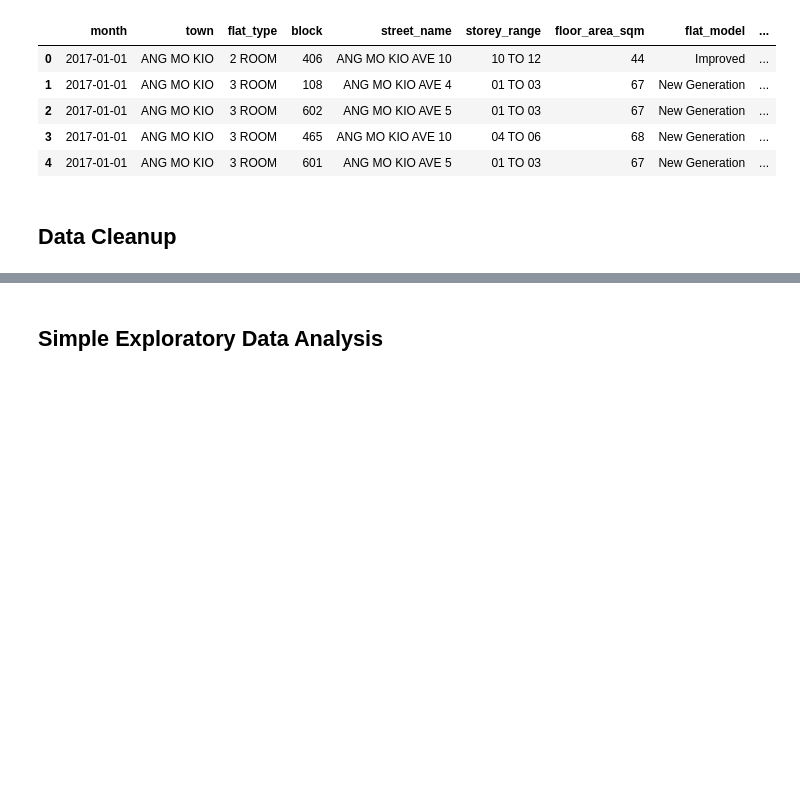
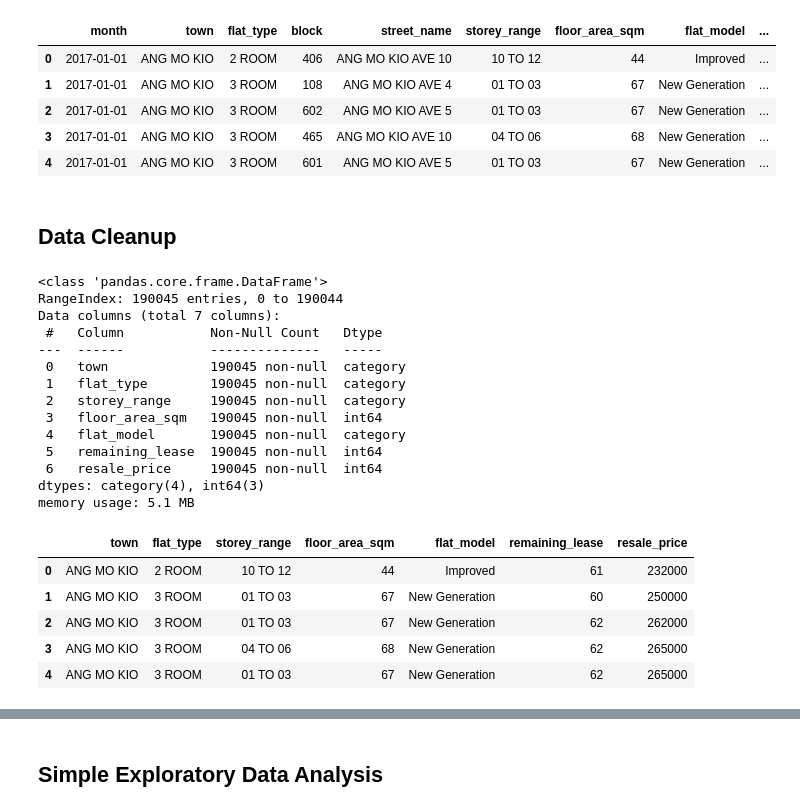
Before and after one commit to Amizzuddin/cc0002, a Jupyter notebook: main.ipynb, the cells around one changed output, grey strips where cells are left out. Drawn from its saved outputs; the diff is of its cells as text; code cells hidden in the pictures; blank space fills up the shorter version.

```diff
--- a/main.ipynb
+++ b/main.ipynb
@@ -53,5 +51,27 @@ memory usage: 8.8+ MB
 # %% [markdown]
 ## Data Cleanup
 # %%
-# CleanUpDataset = clean_up_dataset(DatasetRaw, parameters)
-# CleanUpDataset.info()
+CleanUpDataset = clean_up_dataset(DatasetRaw, parameters['cleanup_parameters'])
+CleanUpDataset.info()
+CleanUpDataset.head(5)
+# %% [output]
+<class 'pandas.core.frame.DataFrame'>
+RangeIndex: 190045 entries, 0 to 190044
+Data columns (total 7 columns):
+ #   Column           Non-Null Count   Dtype
+---  ------           --------------   -----
+ 0   town             190045 non-null  category
+ 1   flat_type        190045 non-null  category
+ 2   storey_range     190045 non-null  category
+ 3   floor_area_sqm   190045 non-null  int64
+ 4   flat_model       190045 non-null  category
+ 5   remaining_lease  190045 non-null  int64
+ 6   resale_price     190045 non-null  int64
+dtypes: category(4), int64(3)
+memory usage: 5.1 MB
+|  | town | flat_type | storey_range | floor_area_sqm | flat_model | remaining_lease | resale_price |
+| 0 | ANG MO KIO | 2 ROOM | 10 TO 12 | 44 | Improved | 61 | 232000 |
+| 1 | ANG MO KIO | 3 ROOM | 01 TO 03 | 67 | New Generation | 60 | 250000 |
+| 2 | ANG MO KIO | 3 ROOM | 01 TO 03 | 67 | New Generation | 62 | 262000 |
+| 3 | ANG MO KIO | 3 ROOM | 04 TO 06 | 68 | New Generation | 62 | 265000 |
+| 4 | ANG MO KIO | 3 ROOM | 01 TO 03 | 67 | New Generation | 62 | 265000 |
```
Also changed, not shown: parts of 5 cells of this notebook, 8 other files.
